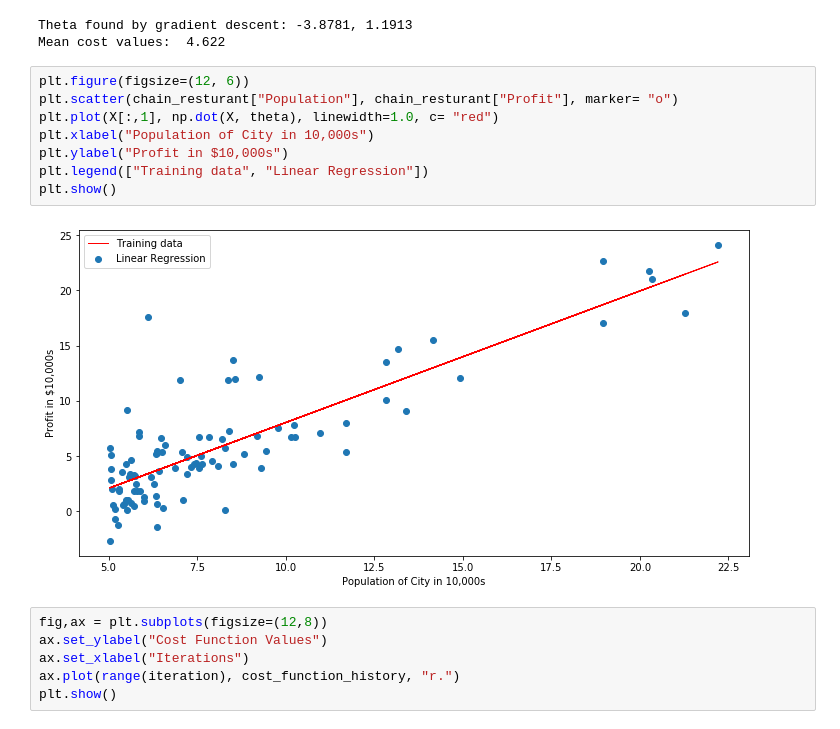
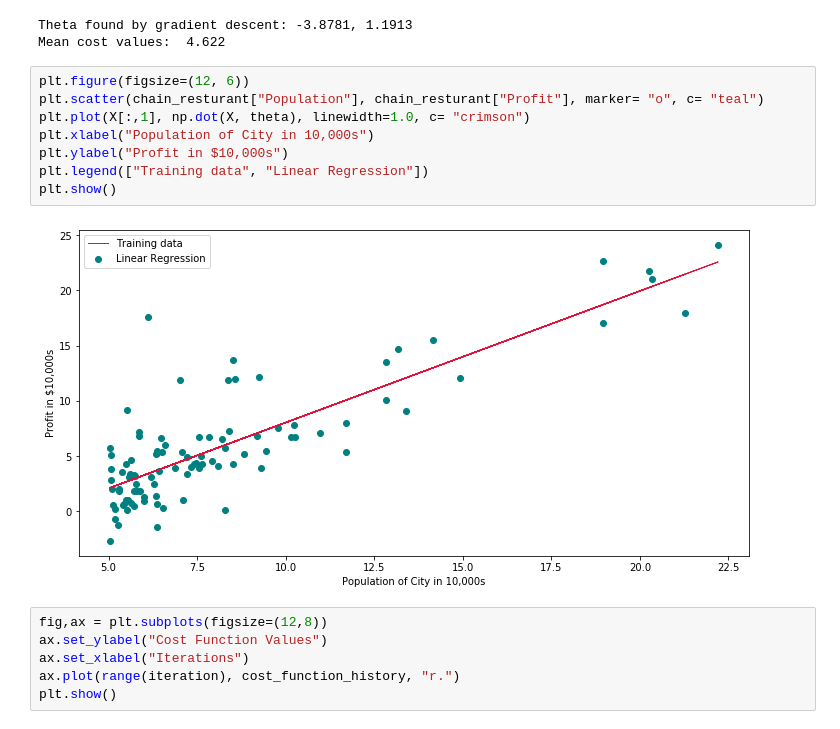
Before and after one commit to SoroushGhaderi/Machine_Learning_Andrew_Ng_exercises_with_Python, a Jupyter notebook: Linear Regression/Exercise 1 Linear Regression.ipynb, the cells around one changed output. Saved outputs shown, nothing was run; the diff lists cells and outputs as text.

```diff
--- a/Linear Regression/Exercise 1 Linear Regression.ipynb
+++ b/Linear Regression/Exercise 1 Linear Regression.ipynb
@@ -225,14 +225,14 @@ Theta found by gradient descent: -3.8781, 1.1913
 Mean cost values:  4.622
 # %%
 plt.figure(figsize=(12, 6))
-plt.scatter(chain_resturant["Population"], chain_resturant["Profit"], marker= "o")
-plt.plot(X[:,1], np.dot(X, theta), linewidth=1.0, c= "red")
+plt.scatter(chain_resturant["Population"], chain_resturant["Profit"], marker= "o", c= "teal")
+plt.plot(X[:,1], np.dot(X, theta), linewidth=1.0, c= "crimson")
 plt.xlabel("Population of City in 10,000s")
 plt.ylabel("Profit in $10,000s")
 plt.legend(["Training data", "Linear Regression"])
 plt.show()
 # %% [output]
-[figure, old version]
+[figure, new version]
 # %%
 fig,ax = plt.subplots(figsize=(12,8))
 ax.set_ylabel("Cost Function Values")
```
Also changed, not shown: parts of 6 cells of this notebook.
